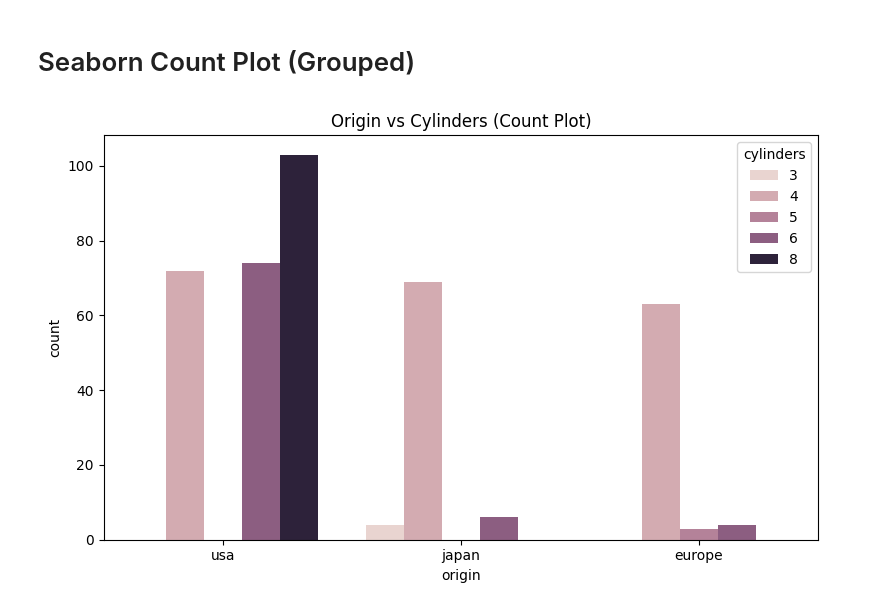
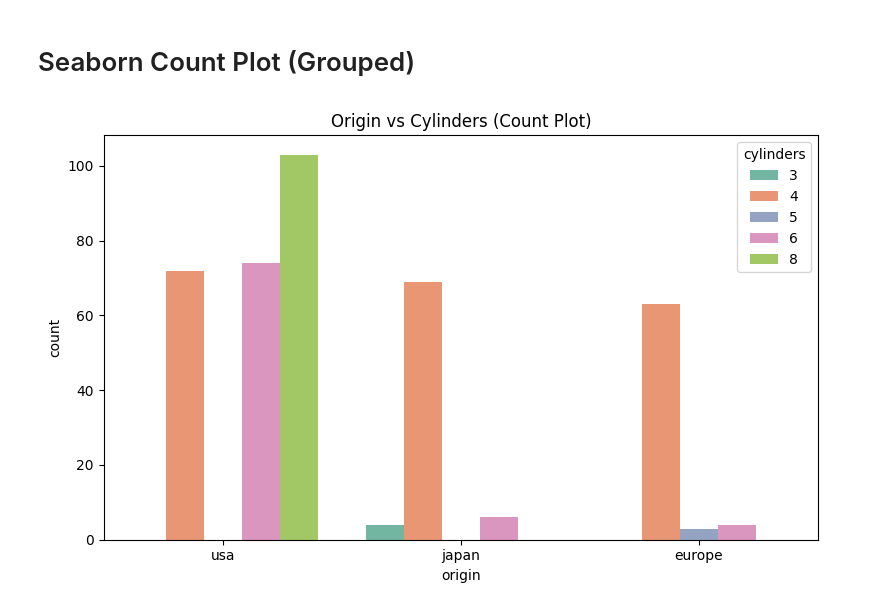
Before and after one commit to ash322ash422/youtube, a Jupyter notebook: tut_EDA/3_bivariate_analysis/T01-3-bivariate_analysis_categorical-vs-categorical-MPG.ipynb, the cells around one changed output. Drawn from its saved outputs; the diff is of its cells as text; code cells hidden in the pictures.

```diff
--- a/tut_EDA/3_bivariate_analysis/T01-3-bivariate_analysis_categorical-vs-categorical-MPG.ipynb
+++ b/tut_EDA/3_bivariate_analysis/T01-3-bivariate_analysis_categorical-vs-categorical-MPG.ipynb
@@ -219,15 +253,18 @@ usa        0.000000  28.915663  0.000000  29.718876  41.365462
 # %% [markdown]
 # Seaborn Count Plot (Grouped)
 # %%
+# origin vs cylinders
+
 plt.figure(figsize=(8, 5))
 sns.countplot(
     data=df,
     x='origin',
-    hue='cylinders'
+    hue='cylinders',
+    palette='Set2'   # try: 'tab10', 'Set1', 'Paired'
 )
 
 plt.title("Origin vs Cylinders (Count Plot)")
 plt.tight_layout()
 plt.show()
 # %% [output]
-[figure, old version]
+[figure, new version]
```
Also changed, not shown: parts of 10 cells of this notebook, 3 other files.
